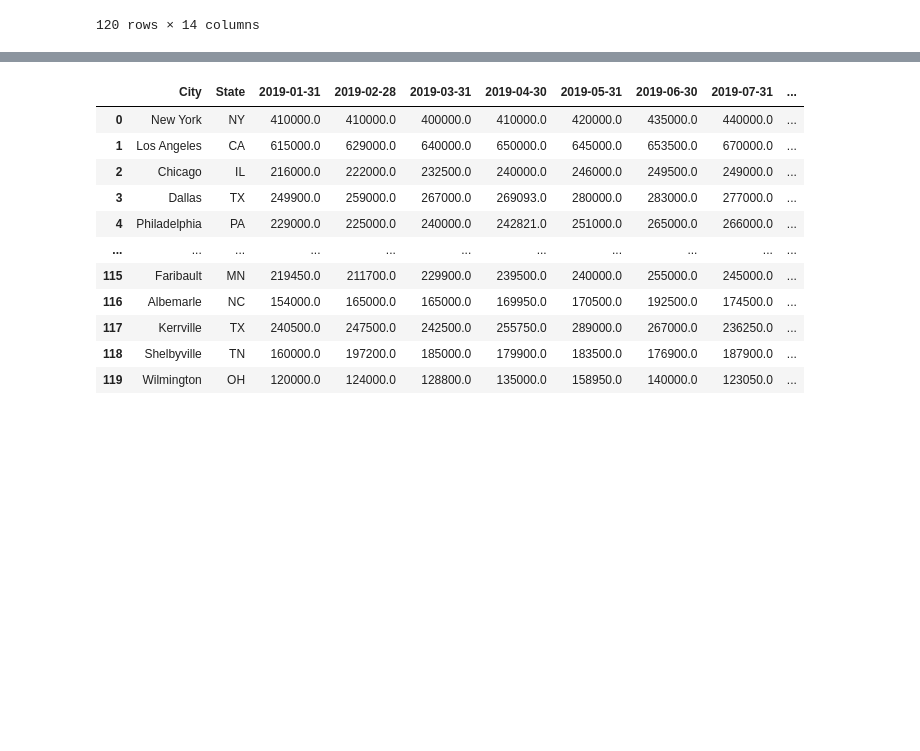
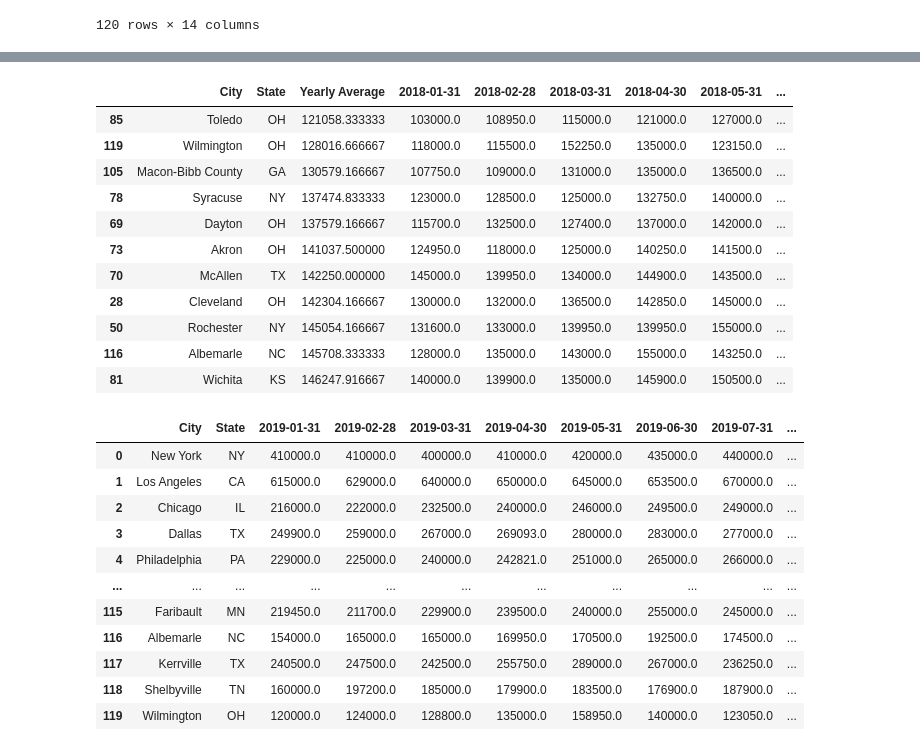
Before and after one commit to stellakk75/HousingMarketCOVID-19Project, a Jupyter notebook: HousingAnalysis.ipynb, the cells around one changed output, grey strips where cells are left out. Saved outputs shown, nothing was run; the diff lists cells and outputs as text; code cells hidden in the pictures; blank space fills up the shorter version.

Commit message:
Top10 and bottom 10

```diff
--- a/HousingAnalysis.ipynb
+++ b/HousingAnalysis.ipynb
@@ -40,0 +101,5 @@ housing_2018
+# %%
+#finding the bottom 10 cities with the highest avg house price
+
+housing_2018bottom = housing_2018.nsmallest(11, 'Yearly Average')
+housing_2018bottom['City'].unique
@@ -41,3 +119,18 @@ housing_2018
+# %%
+housing_2018bottom
+# %% [output]
+|  | City | State | Yearly Average | 2018-01-31 | 2018-02-28 | 2018-03-31 | 2018-04-30 | 2018-05-31 | ... |
+| 85 | Toledo | OH | 121058.333333 | 103000.0 | 108950.0 | 115000.0 | 121000.0 | 127000.0 | ... |
+| 119 | Wilmington | OH | 128016.666667 | 118000.0 | 115500.0 | 152250.0 | 135000.0 | 123150.0 | ... |
+| 105 | Macon-Bibb County | GA | 130579.166667 | 107750.0 | 109000.0 | 131000.0 | 135000.0 | 136500.0 | ... |
+| 78 | Syracuse | NY | 137474.833333 | 123000.0 | 128500.0 | 125000.0 | 132750.0 | 140000.0 | ... |
+| 69 | Dayton | OH | 137579.166667 | 115700.0 | 132500.0 | 127400.0 | 137000.0 | 142000.0 | ... |
+| 73 | Akron | OH | 141037.500000 | 124950.0 | 118000.0 | 125000.0 | 140250.0 | 141500.0 | ... |
+| 70 | McAllen | TX | 142250.000000 | 145000.0 | 139950.0 | 134000.0 | 144900.0 | 143500.0 | ... |
+| 28 | Cleveland | OH | 142304.166667 | 130000.0 | 132000.0 | 136500.0 | 142850.0 | 145000.0 | ... |
+| 50 | Rochester | NY | 145054.166667 | 131600.0 | 133000.0 | 139950.0 | 139950.0 | 155000.0 | ... |
+| 116 | Albemarle | NC | 145708.333333 | 128000.0 | 135000.0 | 143000.0 | 155000.0 | 143250.0 | ... |
+| 81 | Wichita | KS | 146247.916667 | 140000.0 | 139900.0 | 135000.0 | 145900.0 | 150500.0 | ... |
 # %%
 #2019 inventory data
 columns_pull = ['City', 'State', '2019-01-31', '2019-02-28',
```
Also changed, not shown: parts of 14 cells of this notebook, 2 other files.
